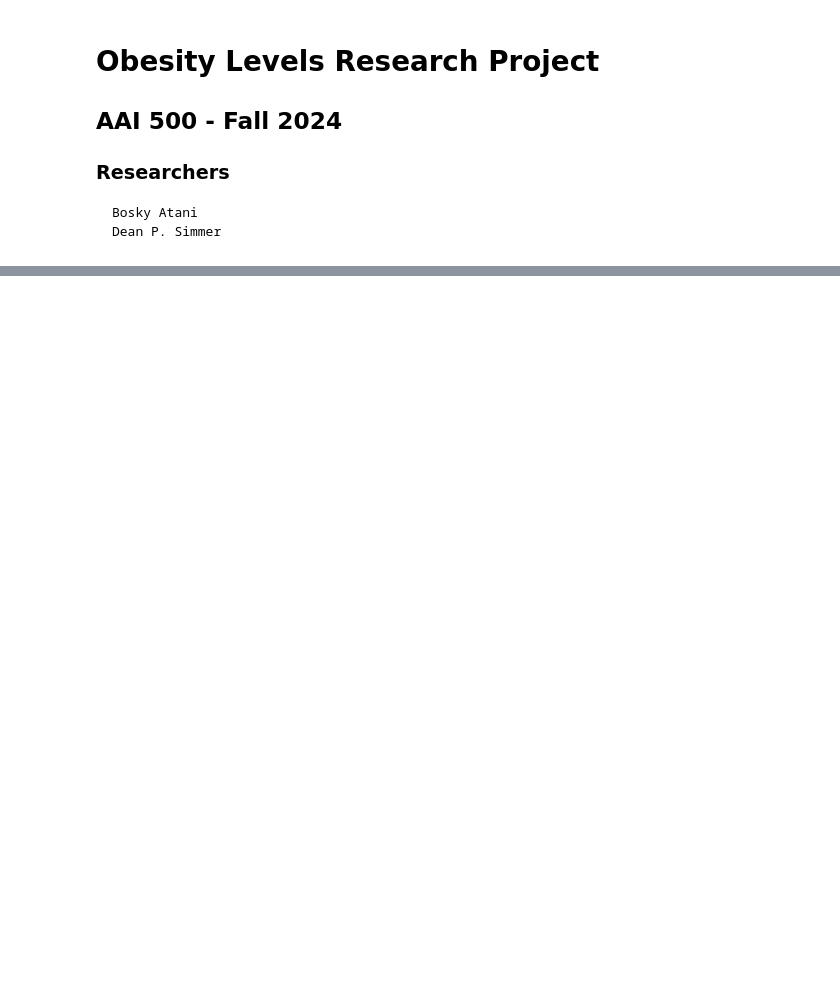
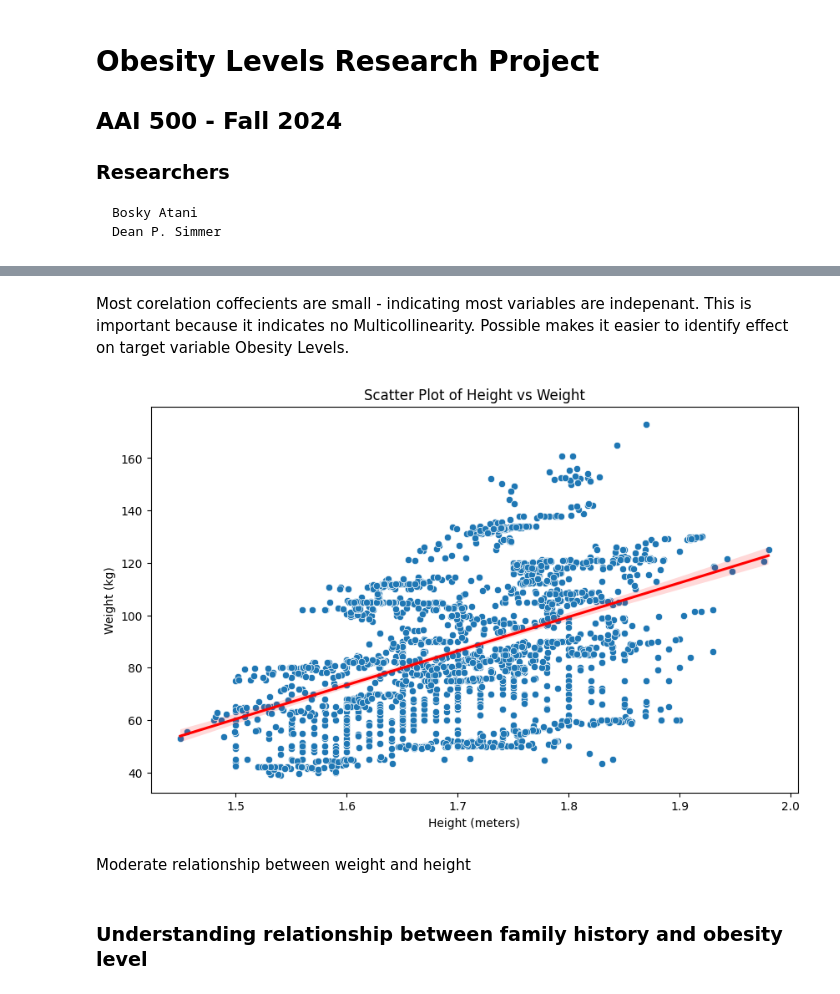
Before and after one commit to mojodean/aai-500-project-obesity-levels, a Jupyter notebook: obesity-levels.ipynb, the cells around one changed output, grey strips where cells are left out. Drawn from its saved outputs; the diff is of its cells as text; code cells hidden in the pictures; blank space fills up the shorter version.

```diff
--- a/obesity-levels.ipynb
+++ b/obesity-levels.ipynb
@@ -37,0 +105,19 @@ plt.show()
+# %% [markdown]
+Most corelation coffecients are small - indicating most variables are indepenant. This is important because it indicates no Multicollinearity. Possible makes it easier to identify effect on target variable Obesity Levels.
+# %%
+import matplotlib.pyplot as plt
+import seaborn as sns
+
+plt.figure(figsize=(10, 6))
+sns.scatterplot(x='Height', y='Weight', data=obesity)  # replace with your dataframe
+sns.regplot(x='Height', y='Weight', data=obesity, scatter=False, color='red')
+plt.title('Scatter Plot of Height vs Weight')
+plt.xlabel('Height (meters)')
+plt.ylabel('Weight (kg)')
+plt.show()
+# %% [output]
+[figure, added]
+# %% [markdown]
+Moderate relationship between weight and height
+# %% [markdown]
+### Understanding relationship between family history and obesity level
```
Also changed, not shown: parts of 10 cells of this notebook.
